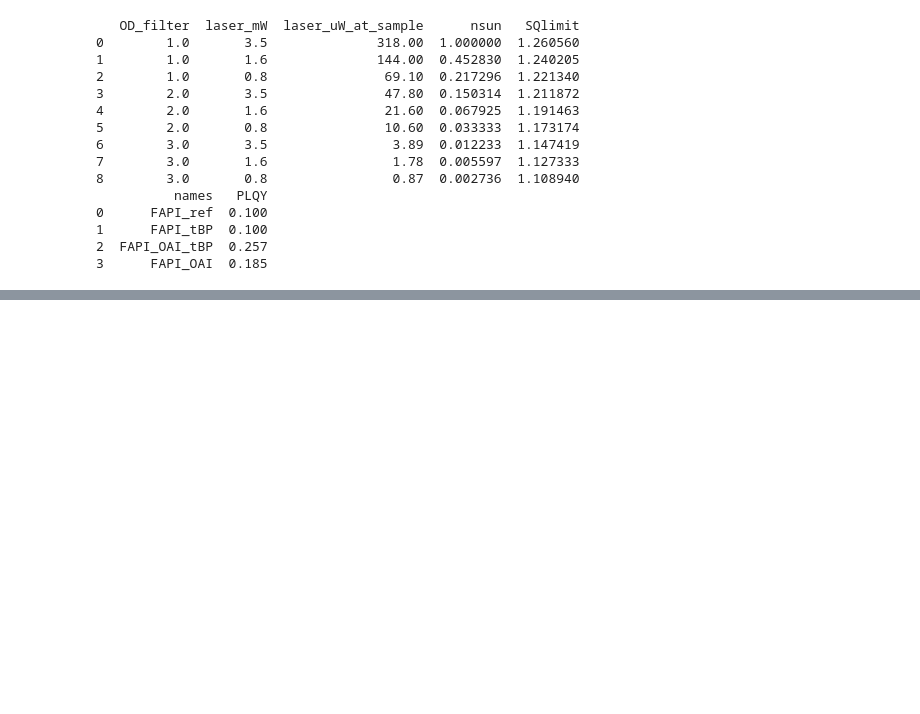
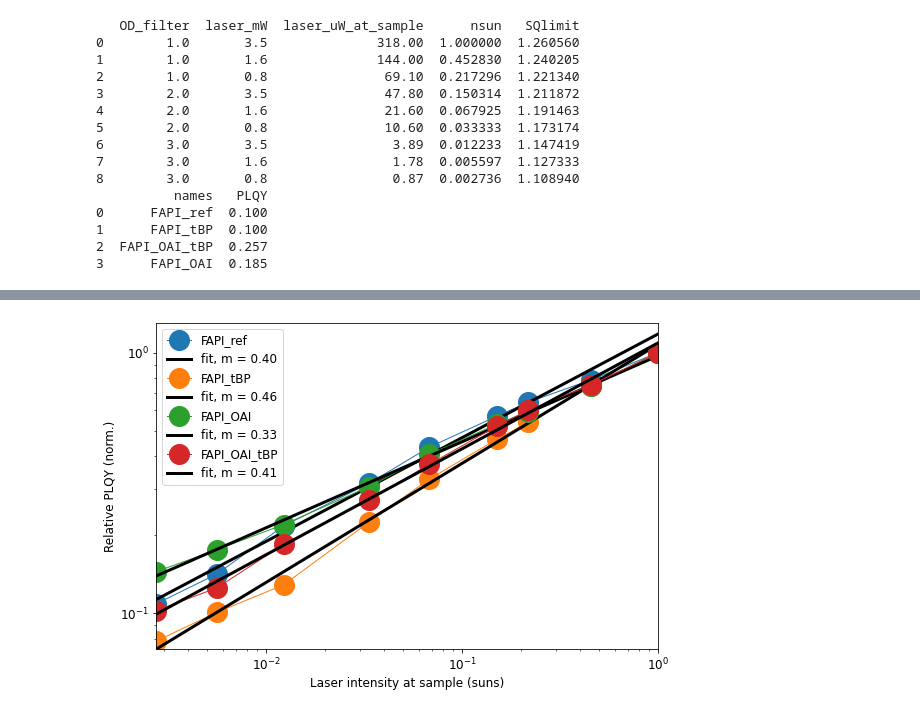
Before and after one commit to FTEickemeyer/PLQY_analysis, a Jupyter notebook: THOT_light_int_dependence.ipynb, the cells around one changed output, grey strips where cells are left out. Cells and saved outputs as stored; diff of their text form; code cells hidden in the pictures; blank space fills up the shorter version.

```diff
--- a/THOT_light_int_dependence.ipynb
+++ b/THOT_light_int_dependence.ipynb
@@ -283,0 +310,22 @@ for idx in range(len(names)):
+# %%
+# Multiple data plot
+
+#Choose sample
+#all_LI_dat = all_LI_PLQYs
+all_LI_dat = all_LI_relPLQYs
+
+all_dat = []
+for idx in range(len(names)):
+    dat = all_LI_dat.sa[idx]
+
+    m, b = gen.linfit(np.log10(dat.x), np.log10(dat.y))
+    fit_y = 10**(b + m*np.log10(dat.x))
+    fit = xyd.xy_data(dat.x, fit_y, name=f'fit, m = {m:.2f}')
+    all_dat.append(dat)
+    all_dat.append(fit)
+
+all_sp = xyd.mxy_data(all_dat)
+all_sp.names_to_label()
+all_sp.plot(xscale='log', yscale='log', plotstyle = 'individual')
+# %% [output]
+[figure, added]
```
Also changed, not shown: parts of 8 cells of this notebook, 11 other files.
